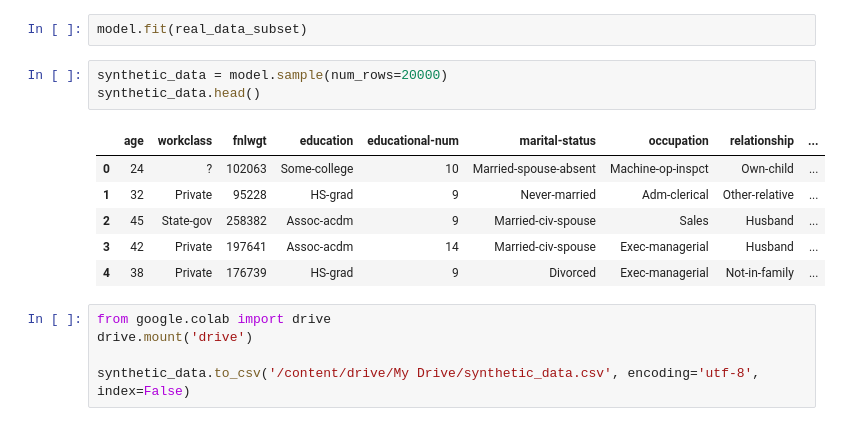
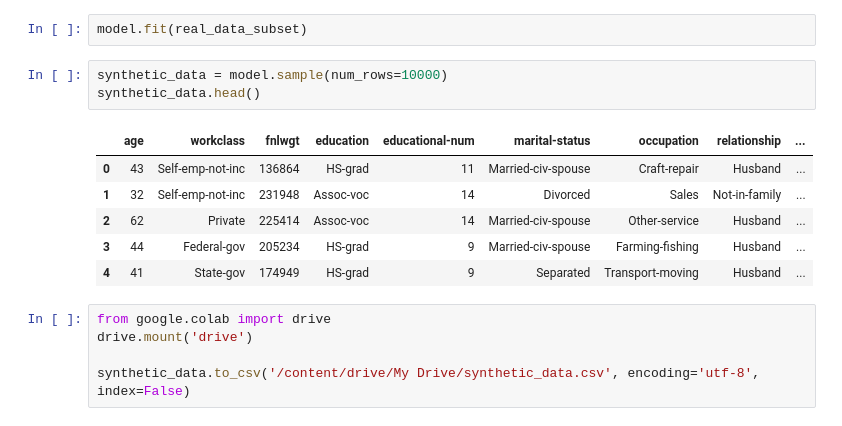
Before and after one commit to SyedMunazzir90/Synthetic-Data-Generator, a Jupyter notebook: Synthetic_Data_Generator_SDV_GAN.ipynb, the cells around one changed output. Cells and saved outputs as stored; diff of their text form.

```diff
--- a/Synthetic_Data_Generator_SDV_GAN.ipynb
+++ b/Synthetic_Data_Generator_SDV_GAN.ipynb
@@ -119,15 +119,15 @@ model = CTGAN(
 # %%
 model.fit(real_data_subset)
 # %%
-synthetic_data = model.sample(num_rows=20000)
+synthetic_data = model.sample(num_rows=10000)
 synthetic_data.head()
 # %% [output]
 |  | age | workclass | fnlwgt | education | educational-num | marital-status | occupation | relationship | ... |
-| 0 | 24 | ? | 102063 | Some-college | 10 | Married-spouse-absent | Machine-op-inspct | Own-child | ... |
-| 1 | 32 | Private | 95228 | HS-grad | 9 | Never-married | Adm-clerical | Other-relative | ... |
-| 2 | 45 | State-gov | 258382 | Assoc-acdm | 9 | Married-civ-spouse | Sales | Husband | ... |
-| 3 | 42 | Private | 197641 | Assoc-acdm | 14 | Married-civ-spouse | Exec-managerial | Husband | ... |
-| 4 | 38 | Private | 176739 | HS-grad | 9 | Divorced | Exec-managerial | Not-in-family | ... |
+| 0 | 43 | Self-emp-not-inc | 136864 | HS-grad | 11 | Married-civ-spouse | Craft-repair | Husband | ... |
+| 1 | 32 | Self-emp-not-inc | 231948 | Assoc-voc | 14 | Divorced | Sales | Not-in-family | ... |
+| 2 | 62 | Private | 225414 | Assoc-voc | 14 | Married-civ-spouse | Other-service | Husband | ... |
+| 3 | 44 | Federal-gov | 205234 | HS-grad | 9 | Married-civ-spouse | Farming-fishing | Husband | ... |
+| 4 | 41 | State-gov | 174949 | HS-grad | 9 | Separated | Transport-moving | Husband | ... |
 # %%
 from google.colab import drive
 drive.mount('drive')
```
Also changed, not shown: parts of 9 cells of this notebook.
